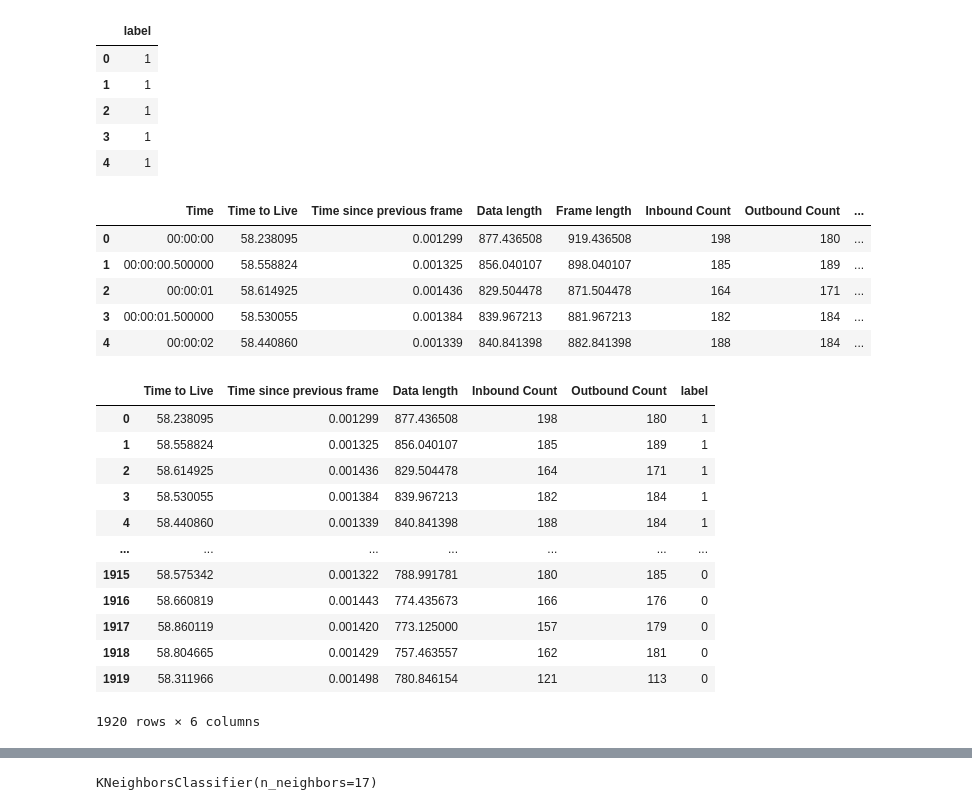
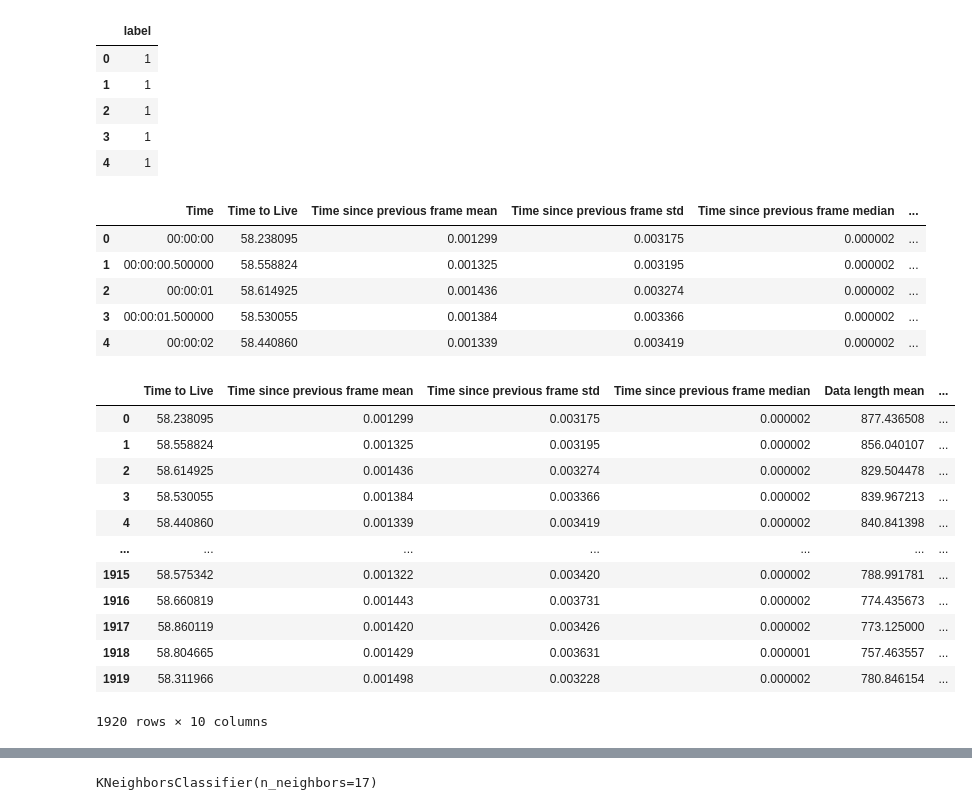
Before and after one commit to MassimilianoArca/IoT-WI-project, a Jupyter notebook: Project.ipynb, the cells around one changed output, grey strips where cells are left out. Saved outputs shown, nothing was run; the diff lists cells and outputs as text; code cells hidden in the pictures.

```diff
--- a/Project.ipynb
+++ b/Project.ipynb
@@ -14,6 +15,10 @@ import matplotlib.pyplot as plt
 df = pd.read_csv("Dataset.csv")
 df = pd.DataFrame(df)
 df = df.drop(columns='Info')
+df = df.drop(columns='Frame length')
+df = df.drop(columns=['No.'])
+df['Time'] = pd.to_datetime(df['Time'], unit='s')
+df = df.rename(columns= {'Time since previous frame' : 'Time since previous frame mean', 'Data length' : 'Data length mean'})
 
 df.head()
 # %% [output]
@@ -50,3 +37,12 @@ df_complete.head()
+# %%
+df['Data length std'] = df['Data length mean']
+df['Data length median'] = df['Data length mean']
+df['Time since previous frame std'] = df['Time since previous frame mean']
+df['Time since previous frame median'] = df['Time since previous frame mean']
+
+df_complete = df.resample(time_window, on='Time').agg(
+    {'Time to Live' : np.mean, 'Time since previous frame mean' : np.mean, 'Time since previous frame std' : 'std', 'Time since previous frame median' : np.median,
+     'Data length mean' : np.mean, 'Data length std' : 'std', 'Data length median': np.median})
 # %% [markdown]
 Since we want to compute the rate of inbound and outbound packets, we retrieve two sub-datasets to compute them.
 Once computed, the columns are added to the original dataset.
@@ -58,15 +54,13 @@ df_inbound = df_inbound.drop(columns=['Destination'])
 df_outbound = df_outbound.drop(columns=['Source'])
 # %%
 df_inbound = df_inbound.resample(time_window, on='Time').agg(
-    {'Source' : 'count', 'Time to Live' : np.mean,'Time since previous frame' : np.mean,
-     'Data length' : np.mean, 'Frame length' : np.mean})
+    {'Source' : 'count'})
 
 df_inbound = df_inbound.rename(columns={'Source' : 'Inbound Count'})
 
 
 df_outbound = df_outbound.resample(time_window, on='Time').agg(
-    {'Destination' : 'count', 'Time to Live' : np.mean,'Time since previous frame' : np.mean,
-     'Data length' : np.mean, 'Frame length' : np.mean})
+    {'Destination' : 'count'})
 
 df_outbound = df_outbound.rename(columns={'Destination' : 'Outbound Count'})
 # %%
@@ -105,33 +99,32 @@ df_complete = df_complete.join(labels)
 # %%
 df_complete.head()
 # %% [output]
-|  | Time | Time to Live | Time since previous frame | Data length | Frame length | Inbound Count | Outbound Count | ... |
-| 0 | 00:00:00 | 58.238095 | 0.001299 | 877.436508 | 919.436508 | 198 | 180 | ... |
-| 1 | 00:00:00.500000 | 58.558824 | 0.001325 | 856.040107 | 898.040107 | 185 | 189 | ... |
-| 2 | 00:00:01 | 58.614925 | 0.001436 | 829.504478 | 871.504478 | 164 | 171 | ... |
-| 3 | 00:00:01.500000 | 58.530055 | 0.001384 | 839.967213 | 881.967213 | 182 | 184 | ... |
-| 4 | 00:00:02 | 58.440860 | 0.001339 | 840.841398 | 882.841398 | 188 | 184 | ... |
+|  | Time | Time to Live | Time since previous frame mean | Time since previous frame std | Time since previous frame median | ... |
+| 0 | 00:00:00 | 58.238095 | 0.001299 | 0.003175 | 0.000002 | ... |
+| 1 | 00:00:00.500000 | 58.558824 | 0.001325 | 0.003195 | 0.000002 | ... |
+| 2 | 00:00:01 | 58.614925 | 0.001436 | 0.003274 | 0.000002 | ... |
+| 3 | 00:00:01.500000 | 58.530055 | 0.001384 | 0.003366 | 0.000002 | ... |
+| 4 | 00:00:02 | 58.440860 | 0.001339 | 0.003419 | 0.000002 | ... |
 # %%
 df_complete = df_complete.dropna()
 df_complete = df_complete.drop(columns='Time')
-df_complete = df_complete.drop(columns='Frame length')
 df_complete['label'] = df_complete['label'].astype(int)
 
 df_complete
 # %% [output]
-|  | Time to Live | Time since previous frame | Data length | Inbound Count | Outbound Count | label |
-| 0 | 58.238095 | 0.001299 | 877.436508 | 198 | 180 | 1 |
-| 1 | 58.558824 | 0.001325 | 856.040107 | 185 | 189 | 1 |
-| 2 | 58.614925 | 0.001436 | 829.504478 | 164 | 171 | 1 |
-| 3 | 58.530055 | 0.001384 | 839.967213 | 182 | 184 | 1 |
-| 4 | 58.440860 | 0.001339 | 840.841398 | 188 | 184 | 1 |
+|  | Time to Live | Time since previous frame mean | Time since previous frame std | Time since previous frame median | Data length mean | ... |
+| 0 | 58.238095 | 0.001299 | 0.003175 | 0.000002 | 877.436508 | ... |
+| 1 | 58.558824 | 0.001325 | 0.003195 | 0.000002 | 856.040107 | ... |
+| 2 | 58.614925 | 0.001436 | 0.003274 | 0.000002 | 829.504478 | ... |
+| 3 | 58.530055 | 0.001384 | 0.003366 | 0.000002 | 839.967213 | ... |
+| 4 | 58.440860 | 0.001339 | 0.003419 | 0.000002 | 840.841398 | ... |
 | ... | ... | ... | ... | ... | ... | ... |
-| 1915 | 58.575342 | 0.001322 | 788.991781 | 180 | 185 | 0 |
-| 1916 | 58.660819 | 0.001443 | 774.435673 | 166 | 176 | 0 |
-| 1917 | 58.860119 | 0.001420 | 773.125000 | 157 | 179 | 0 |
-| 1918 | 58.804665 | 0.001429 | 757.463557 | 162 | 181 | 0 |
-| 1919 | 58.311966 | 0.001498 | 780.846154 | 121 | 113 | 0 |
+| 1915 | 58.575342 | 0.001322 | 0.003420 | 0.000002 | 788.991781 | ... |
+| 1916 | 58.660819 | 0.001443 | 0.003731 | 0.000002 | 774.435673 | ... |
+| 1917 | 58.860119 | 0.001420 | 0.003426 | 0.000002 | 773.125000 | ... |
+| 1918 | 58.804665 | 0.001429 | 0.003631 | 0.000001 | 757.463557 | ... |
+| 1919 | 58.311966 | 0.001498 | 0.003228 | 0.000002 | 780.846154 | ... |
-1920 rows × 6 columns
+1920 rows × 10 columns
 # %%
 # normalizing data
 
```
Also changed, not shown: parts of 17 cells of this notebook, 3 other files.
